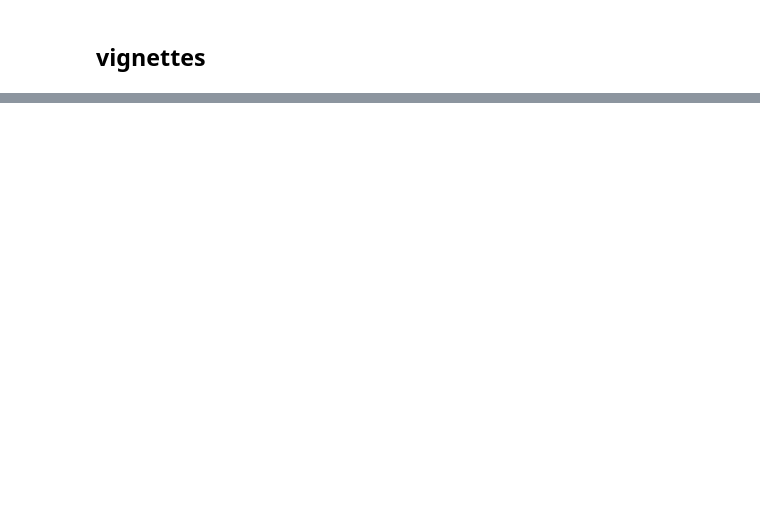
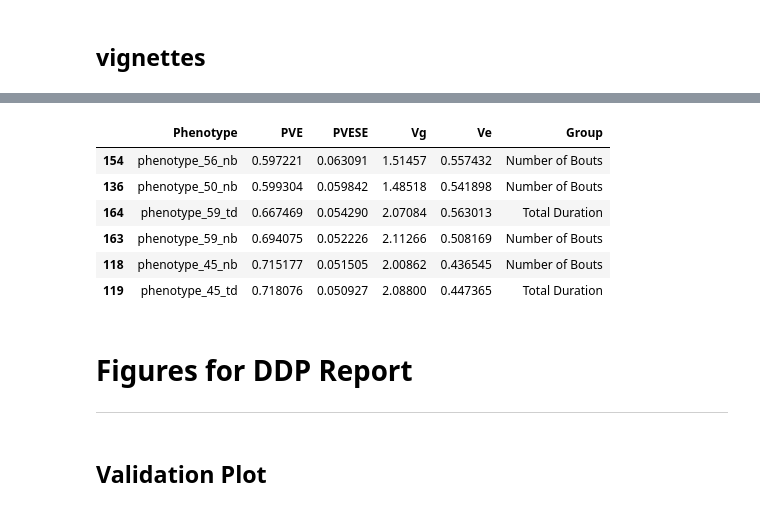
Before and after one commit to Thalaivar/DDP, a Jupyter notebook: B-SOID/notebooks/figures.ipynb, the cells around one changed output, grey strips where cells are left out. Cells and saved outputs as stored; diff of their text form; code cells hidden in the pictures; blank space fills up the shorter version.

```diff
--- a/B-SOID/notebooks/figures.ipynb
+++ b/B-SOID/notebooks/figures.ipynb
@@ -643,0 +645,39 @@ save_frames_and_loc_data(behaviour_idx=24, min_bout_len=200, fps=30, n=2)
+# %%
+def pve_estimates():
+    pve_estimates_file = "/Users/dhruvlaad/IIT/DDP/data/gwas/PVE_GEMMA_estimates.txt"
+    with open(pve_estimates_file, 'r') as f:
+        pve_data = f.readlines()
+
+    pve_df = {"Phenotype": [], "PVE": [], "PVESE": [], "Vg": [], "Ve": [], "Group": []}
+    for data in pve_data[1:]:
+        phen, pve, pve_se, vg, ve = data.split(',')
+        pve_df["Phenotype"].append(phen)
+        pve_df["PVE"].append(float(pve))
+        pve_df["PVESE"].append(float(pve_se))
+        pve_df["Vg"].append(float(vg))
+        pve_df["Ve"].append(float(ve[:-1]))
+
+        if "abl" in phen:
+            group = "Average Bout Length"
+        elif "td" in phen:
+            group = "Total Duration"
+        elif "nb" in phen:
+            group = "Number of Bouts"
+        pve_df["Group"].append(group)
+
+    pve_df = pd.DataFrame.from_dict(pve_df)
+    pve_df.sort_values(by="PVE", axis=0, inplace=True)
+    return pve_df
+
+def pve_plot():
+    pve = pve_estimates()
+
+    fig, ax = plt.subplots(figsize=(3, 12))
+    sns.barplot(x="PVE", y="Phenotype", data=pve, hue="Group", xerr=pve["PVESE"].values, ax=ax, dodge=False)
+    ax.set_yticklabels([])
+    plt.legend(loc="upper right", prop={'size': 8})
+    sns.despine(trim=True, offset=1)
+    plt.show()
+
+    return pve
+pve = pve_plot()
@@ -643,0 +687,15 @@ save_frames_and_loc_data(behaviour_idx=24, min_bout_len=200, fps=30, n=2)
+# %%
+pve.iloc[-6:]
+# %% [output]
+|  | Phenotype | PVE | PVESE | Vg | Ve | Group |
+| 154 | phenotype_56_nb | 0.597221 | 0.063091 | 1.51457 | 0.557432 | Number of Bouts |
+| 136 | phenotype_50_nb | 0.599304 | 0.059842 | 1.48518 | 0.541898 | Number of Bouts |
+| 164 | phenotype_59_td | 0.667469 | 0.054290 | 2.07084 | 0.563013 | Total Duration |
+| 163 | phenotype_59_nb | 0.694075 | 0.052226 | 2.11266 | 0.508169 | Number of Bouts |
+| 118 | phenotype_45_nb | 0.715177 | 0.051505 | 2.00862 | 0.436545 | Number of Bouts |
+| 119 | phenotype_45_td | 0.718076 | 0.050927 | 2.08800 | 0.447365 | Total Duration |
+# %% [markdown]
+# Figures for DDP Report
+---
+# %% [markdown]
+## Validation Plot
```
Also changed, not shown: parts of 11 cells of this notebook, 8 other files.
